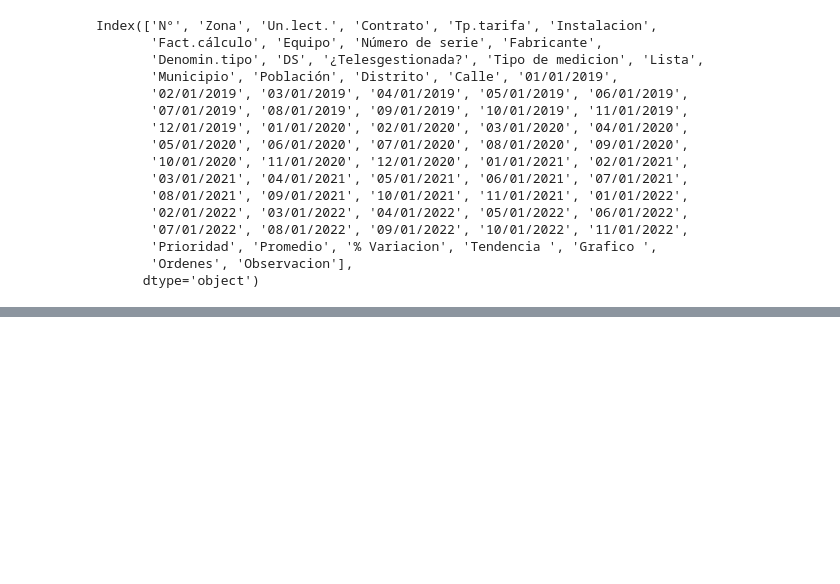
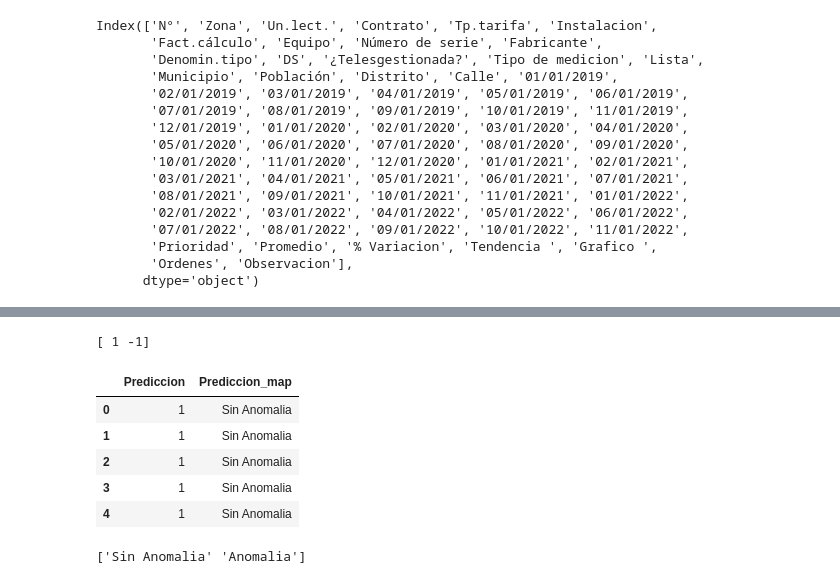
Before and after one commit to napo1998delsur/fraudes_grandes_clientes, a Jupyter notebook: eda/suministrosindustriales copy.ipynb, the cells around one changed output, grey strips where cells are left out. Drawn from its saved outputs; the diff is of its cells as text; code cells hidden in the pictures; blank space fills up the shorter version.

```diff
--- a/eda/suministrosindustriales copy.ipynb
+++ b/eda/suministrosindustriales copy.ipynb
@@ -379,0 +421,2 @@ array([1, 1, 1, ..., 1, 1, 1])
+# %%
+y=clf.predict(df)
@@ -382,8 +435,5 @@ Y_pred=clf.predict(X_test)
 # %%
 Y_pred2=clf.predict(X_train)
 # %%
-pred_df = pd.DataFrame(Y_pred,columns=["Prediccion"])
+pred_df = pd.DataFrame(y,columns=["Prediccion"])
 pred_df.to_csv('outputsgrandesclientes.csv', header=True, index_label='Id')
-# %%
-pred_df = pd.DataFrame(Y_pred2,columns=["Prediccion"])
-pred_df.to_csv('outputsgrandesclientes2.csv', header=True, index_label='Id')
@@ -403,0 +455,23 @@ if_y_pred_class[if_y_pred<np.percentile(if_y_pred,95)]=0
+# %%
+print(pred_df['Prediccion'].unique())
+# %% [output]
+[ 1 -1]
+# %%
+prediccion={
+    1:'Sin Anomalia',
+    -1:'Anomalia'
+}
+pred_df['Prediccion_map']=pred_df['Prediccion'].map(prediccion)
+# %%
+pred_df.head()
+# %% [output]
+|  | Prediccion | Prediccion_map |
+| 0 | 1 | Sin Anomalia |
+| 1 | 1 | Sin Anomalia |
+| 2 | 1 | Sin Anomalia |
+| 3 | 1 | Sin Anomalia |
+| 4 | 1 | Sin Anomalia |
+# %%
+print(pred_df['Prediccion_map'].unique())
+# %% [output]
+['Sin Anomalia' 'Anomalia']
```
Also changed, not shown: parts of 17 cells of this notebook, 7 other files.
